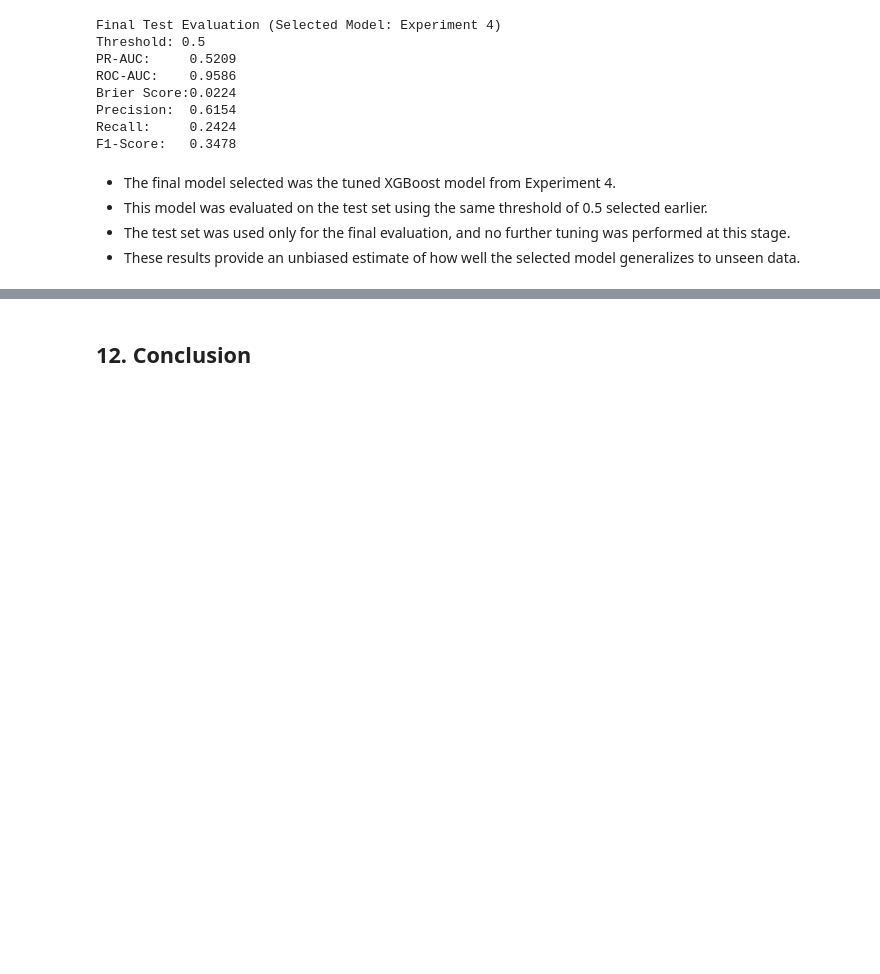
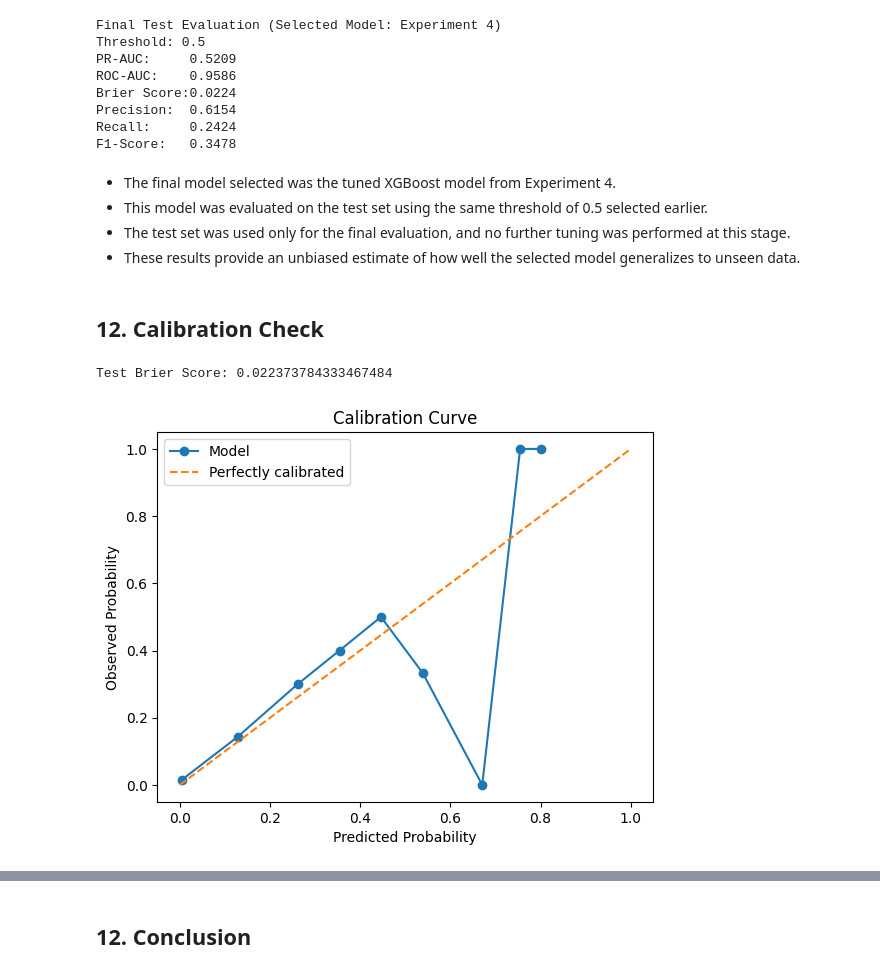
Before and after one commit to AlfiyaKuerban/bankruptcy-classification, a Jupyter notebook: notebook/Kuerban_Ailibiya_assignment5.ipynb, the cells around one changed output, grey strips where cells are left out. Saved outputs shown, nothing was run; the diff lists cells and outputs as text; code cells hidden in the pictures; blank space fills up the shorter version.

```diff
--- a/notebook/Kuerban_Ailibiya_assignment5.ipynb
+++ b/notebook/Kuerban_Ailibiya_assignment5.ipynb
@@ -765,3 +765,26 @@ F1-Score:   0.3478
 * This model was evaluated on the test set using the same threshold of 0.5 selected earlier.
 * The test set was used only for the final evaluation, and no further tuning was performed at this stage.
 * These results provide an unbiased estimate of how well the selected model generalizes to unseen data.
+# %% [markdown]
+## 12. Calibration Check
+# %%
+from sklearn.calibration import calibration_curve
+import matplotlib.pyplot as plt
+
+# Brier score (you already computed earlier, reuse if you have it)
+print("Test Brier Score:", test_brier)
+
+# Calibration curve
+prob_true, prob_pred = calibration_curve(y_test, y_test_proba, n_bins=10)
+
+plt.figure()
+plt.plot(prob_pred, prob_true, marker='o', label='Model')
+plt.plot([0, 1], [0, 1], linestyle='--', label='Perfectly calibrated')
+plt.xlabel("Predicted Probability")
+plt.ylabel("Observed Probability")
+plt.title("Calibration Curve")
+plt.legend()
+plt.show()
+# %% [output]
+Test Brier Score: 0.022373784333467484
+[figure, added]
```
Also changed, not shown: parts of 5 cells of this notebook, 1 other file.
